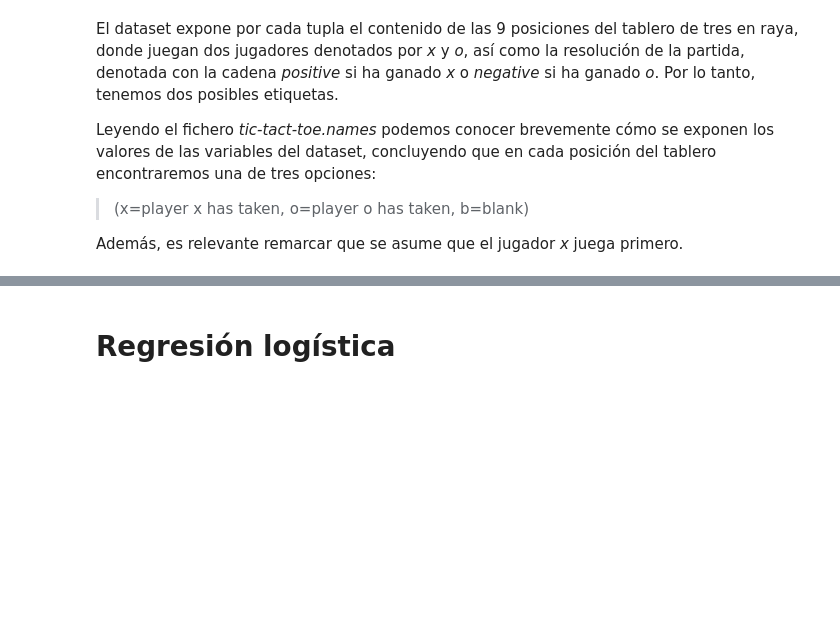
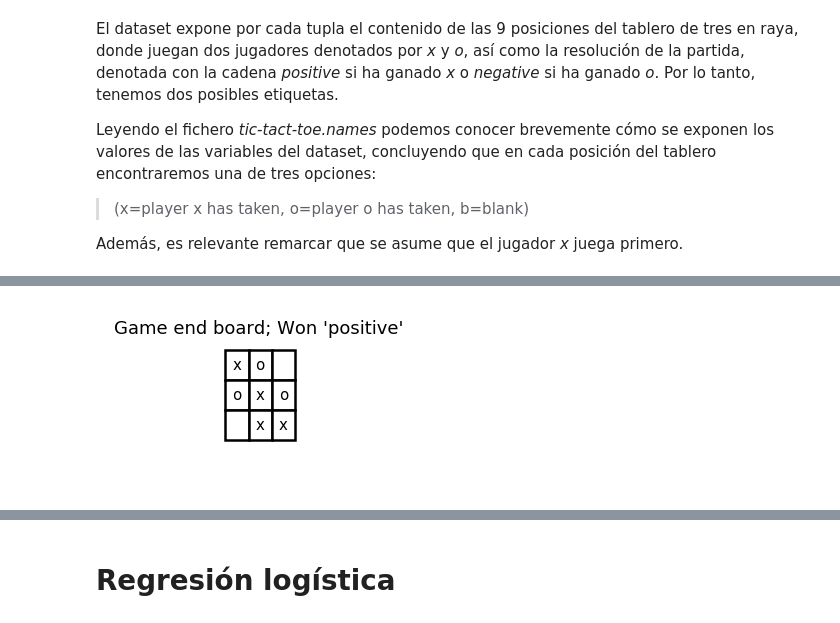
Before and after one commit to albertopastormr/tic-tac-toe, a Jupyter notebook: Tic-Tac-Toe_UCI.ipynb, the cells around one changed output, grey strips where cells are left out. Drawn from its saved outputs; the diff is of its cells as text; code cells hidden in the pictures; blank space fills up the shorter version.

```diff
--- a/Tic-Tac-Toe_UCI.ipynb
+++ b/Tic-Tac-Toe_UCI.ipynb
@@ -62,0 +87,4 @@ Introduccion a las metodologias que prosiguen: pasamos a comparar varios modelos
+# %%
+drawing.draw_end_game(X[210], y[210], categorical=True)
+# %% [output]
+[figure, added]
```
Also changed, not shown: parts of 44 cells of this notebook, 4 other files.
